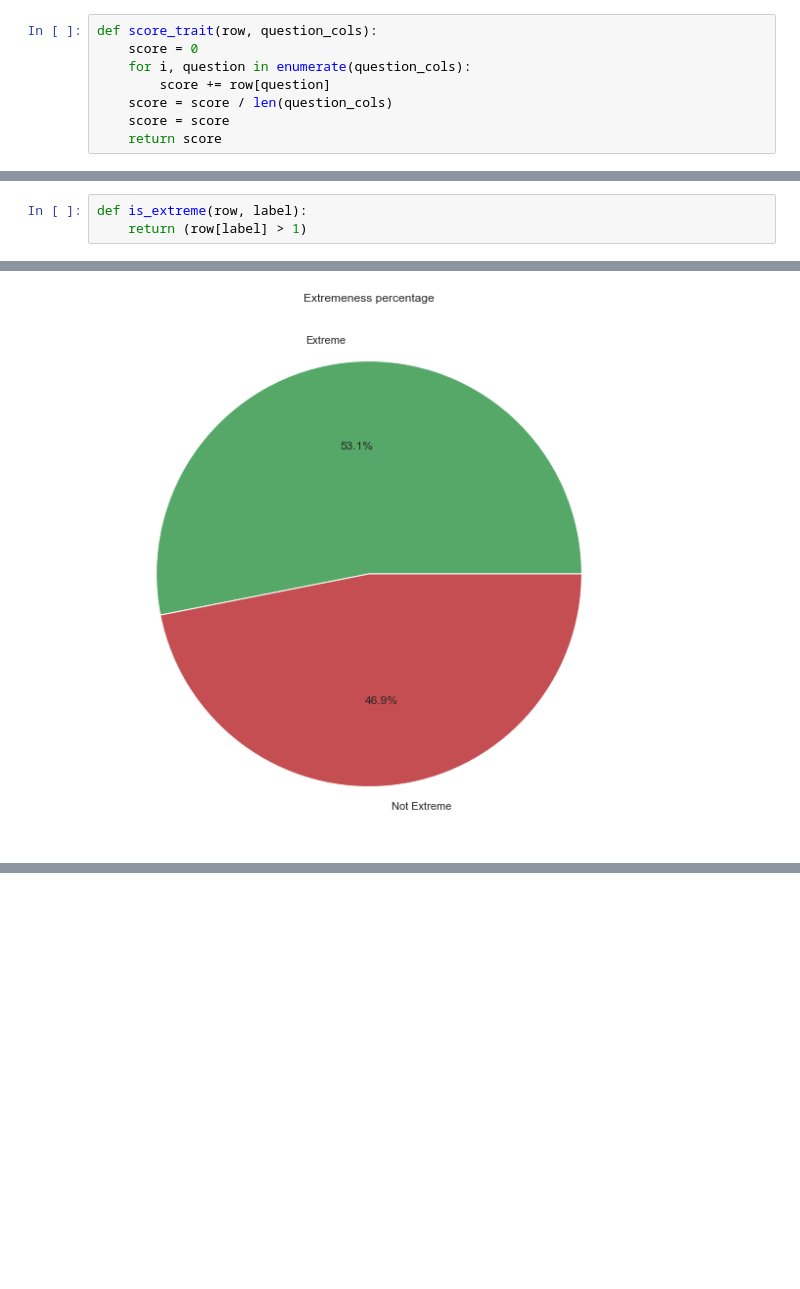
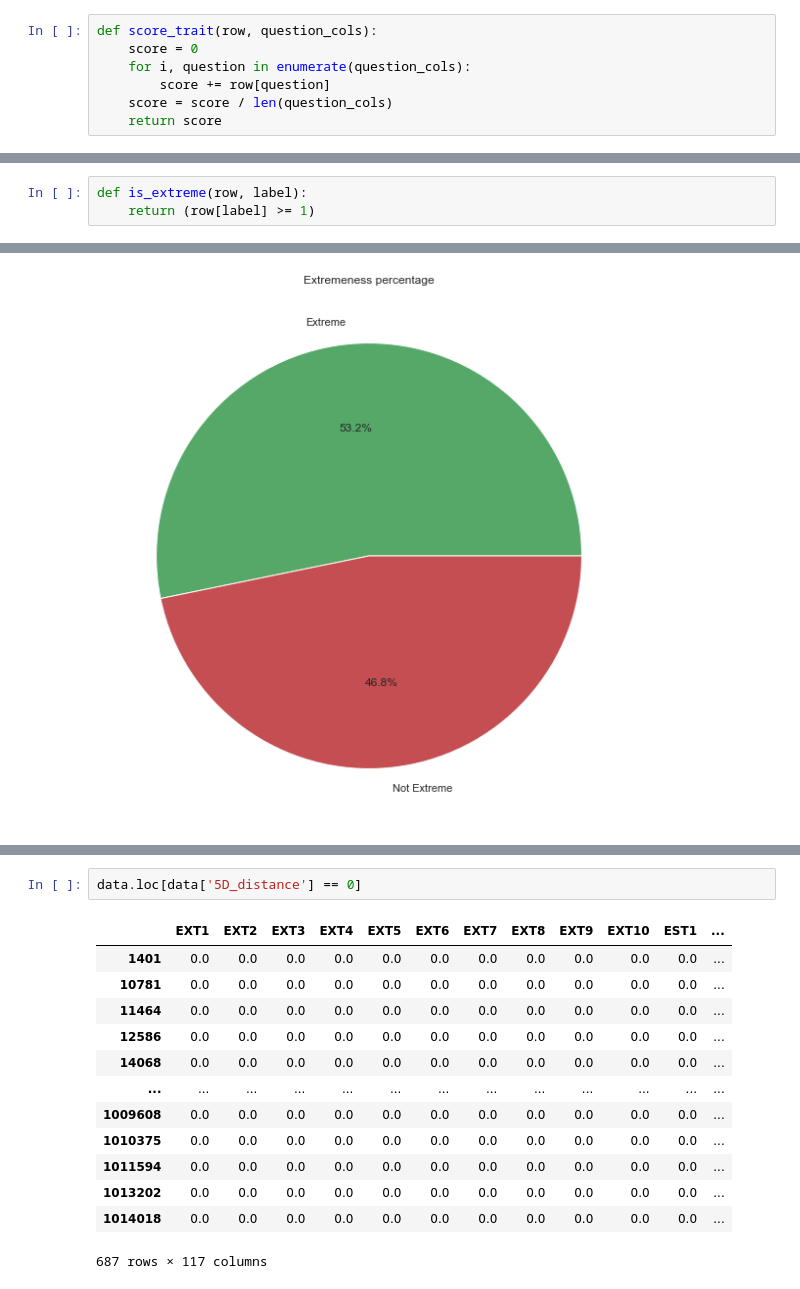
Before and after one commit to marcociav/BigFive_Sphere, a Jupyter notebook: BigFive_Analysis.ipynb, the cells around one changed output, grey strips where cells are left out. Saved outputs shown, nothing was run; the diff lists cells and outputs as text; blank space fills up the shorter version.

```diff
--- a/BigFive_Analysis.ipynb
+++ b/BigFive_Analysis.ipynb
@@ -175,7 +191,6 @@ def score_trait(row, question_cols):
     for i, question in enumerate(question_cols):
         score += row[question]
     score = score / len(question_cols)
-    score = score
     return score
 # %%
 traits_list = [ext_cols, est_cols, agr_cols, csn_cols, opn_cols]
@@ -286,6 +331,6 @@ print(f'5D distance std = {distance_std}')
 # %%
 def is_extreme(row, label):
-    return (row[label] > 1)
+    return (row[label] >= 1)
 # %%
 data['extremeness'] = data.apply(is_extreme, label='5D_distance', axis=1)
 data.head()
@@ -308,0 +366,16 @@ plt.show()
+# %%
+data.loc[data['5D_distance'] == 0]
+# %% [output]
+|  | EXT1 | EXT2 | EXT3 | EXT4 | EXT5 | EXT6 | EXT7 | EXT8 | EXT9 | EXT10 | EST1 | ... |
+| 1401 | 0.0 | 0.0 | 0.0 | 0.0 | 0.0 | 0.0 | 0.0 | 0.0 | 0.0 | 0.0 | 0.0 | ... |
+| 10781 | 0.0 | 0.0 | 0.0 | 0.0 | 0.0 | 0.0 | 0.0 | 0.0 | 0.0 | 0.0 | 0.0 | ... |
+| 11464 | 0.0 | 0.0 | 0.0 | 0.0 | 0.0 | 0.0 | 0.0 | 0.0 | 0.0 | 0.0 | 0.0 | ... |
+| 12586 | 0.0 | 0.0 | 0.0 | 0.0 | 0.0 | 0.0 | 0.0 | 0.0 | 0.0 | 0.0 | 0.0 | ... |
+| 14068 | 0.0 | 0.0 | 0.0 | 0.0 | 0.0 | 0.0 | 0.0 | 0.0 | 0.0 | 0.0 | 0.0 | ... |
+| ... | ... | ... | ... | ... | ... | ... | ... | ... | ... | ... | ... | ... |
+| 1009608 | 0.0 | 0.0 | 0.0 | 0.0 | 0.0 | 0.0 | 0.0 | 0.0 | 0.0 | 0.0 | 0.0 | ... |
+| 1010375 | 0.0 | 0.0 | 0.0 | 0.0 | 0.0 | 0.0 | 0.0 | 0.0 | 0.0 | 0.0 | 0.0 | ... |
+| 1011594 | 0.0 | 0.0 | 0.0 | 0.0 | 0.0 | 0.0 | 0.0 | 0.0 | 0.0 | 0.0 | 0.0 | ... |
+| 1013202 | 0.0 | 0.0 | 0.0 | 0.0 | 0.0 | 0.0 | 0.0 | 0.0 | 0.0 | 0.0 | 0.0 | ... |
+| 1014018 | 0.0 | 0.0 | 0.0 | 0.0 | 0.0 | 0.0 | 0.0 | 0.0 | 0.0 | 0.0 | 0.0 | ... |
+687 rows × 117 columns
```
Also changed, not shown: parts of 16 cells of this notebook.
